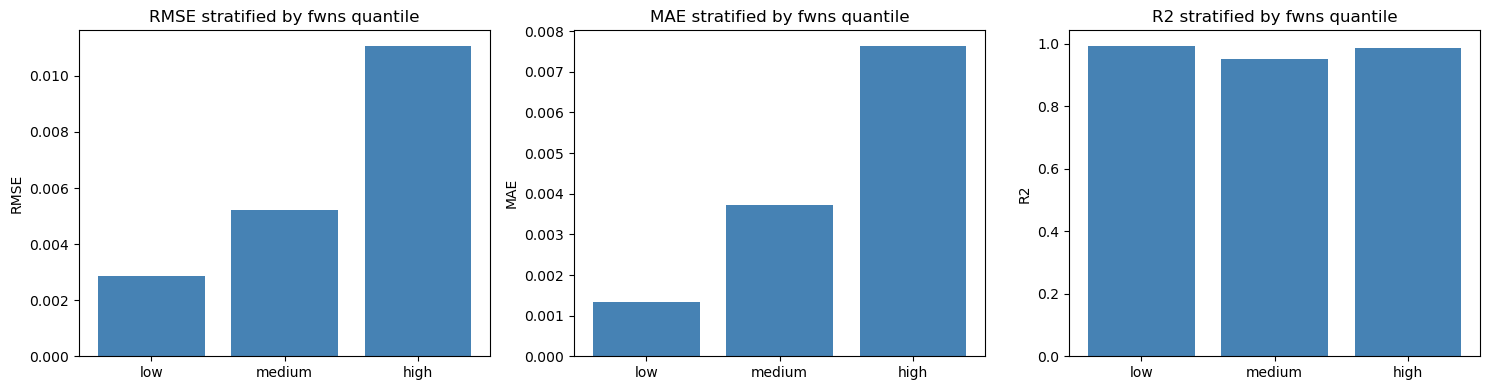
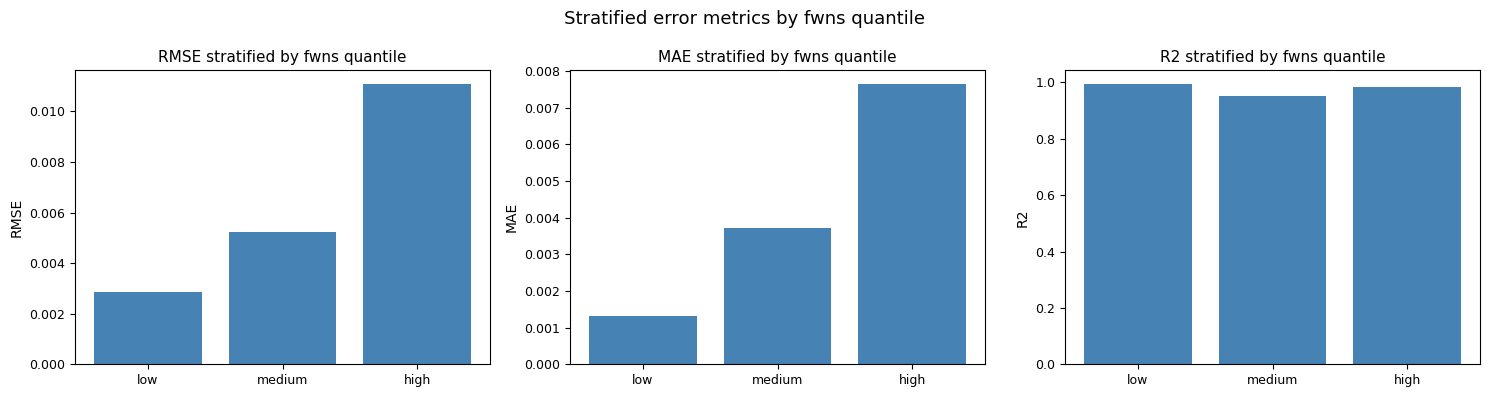
Code edit (unified diff) that turned the first committed figure into the second:
--- before
+++ after
@@ -37,6 +37,9 @@
 for ax, metric in zip(axes, ['RMSE', 'MAE', 'R2']):
     ax.bar(fwns_labels, metrics[metric], color='steelblue')
-    ax.set_ylabel(metric)
-    ax.set_title(f'{metric} stratified by fwns quantile')
+    ax.set_ylabel(metric, fontsize=10)
+    ax.set_title(f'{metric} stratified by fwns quantile', fontsize=11)
+    ax.tick_params(labelsize=9)
+
+fig.suptitle('Stratified error metrics by fwns quantile', fontsize=13)
 plt.tight_layout()
 plt.show()

Commit: Formatted figures